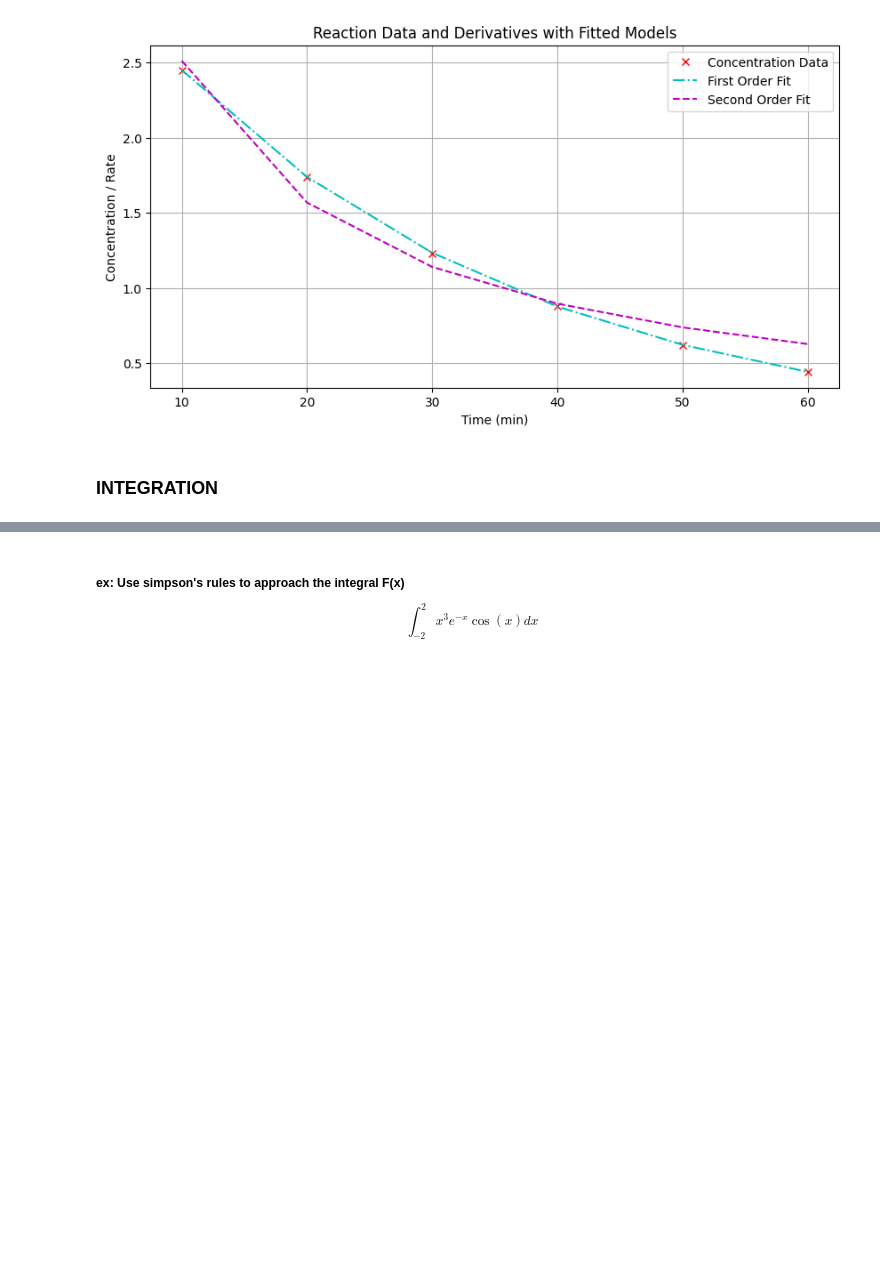
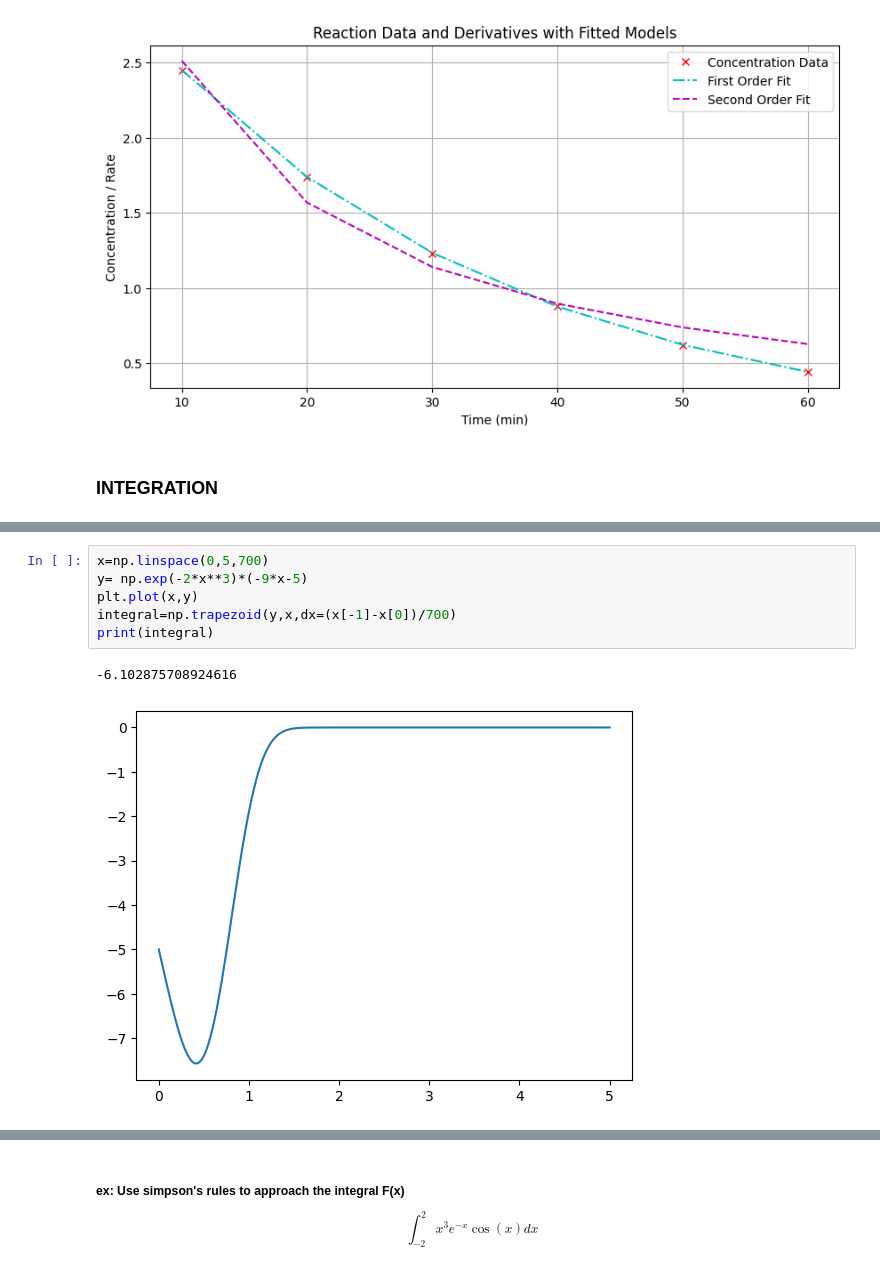
Before and after one commit to PFranqV/QFIII-EE-exs, a Jupyter notebook: NUMERICAL METHODS.ipynb, the cells around one changed output, grey strips where cells are left out. Cells and saved outputs as stored; diff of their text form; blank space fills up the shorter version.

```diff
--- a/NUMERICAL METHODS.ipynb
+++ b/NUMERICAL METHODS.ipynb
@@ -81,2 +88,11 @@ Estimated second-order rate constant k: 0.02396 min^-1
+# %%
+x=np.linspace(0,5,700)
+y= np.exp(-2*x**3)*(-9*x-5)
+plt.plot(x,y)
+integral=np.trapezoid(y,x,dx=(x[-1]-x[0])/700)
+print(integral)
+# %% [output]
+-6.102875708924616
+[figure, added]
 # %% [markdown]
 #### SIMPSON'S RULES
```
Also changed, not shown: parts of 5 cells of this notebook.
